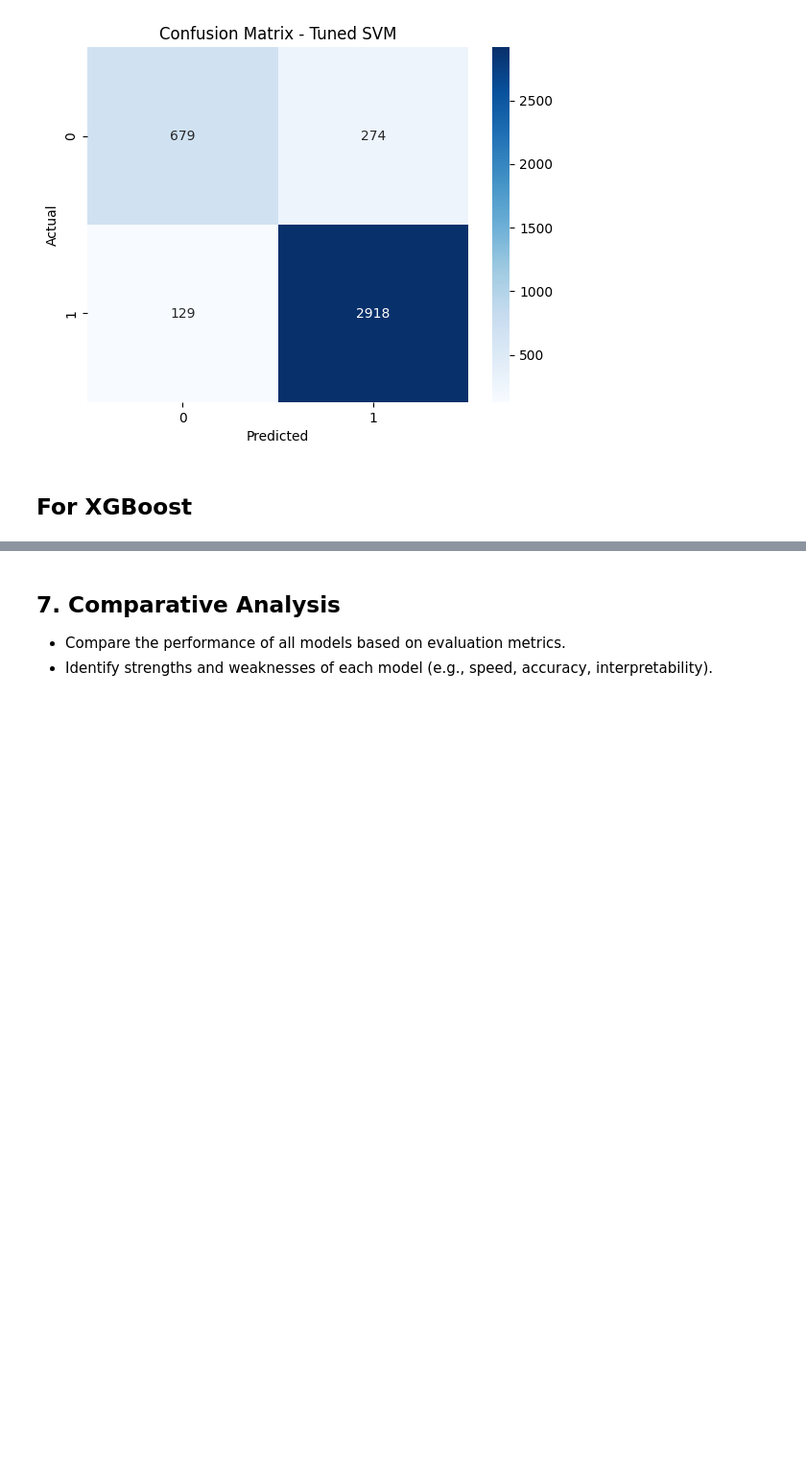
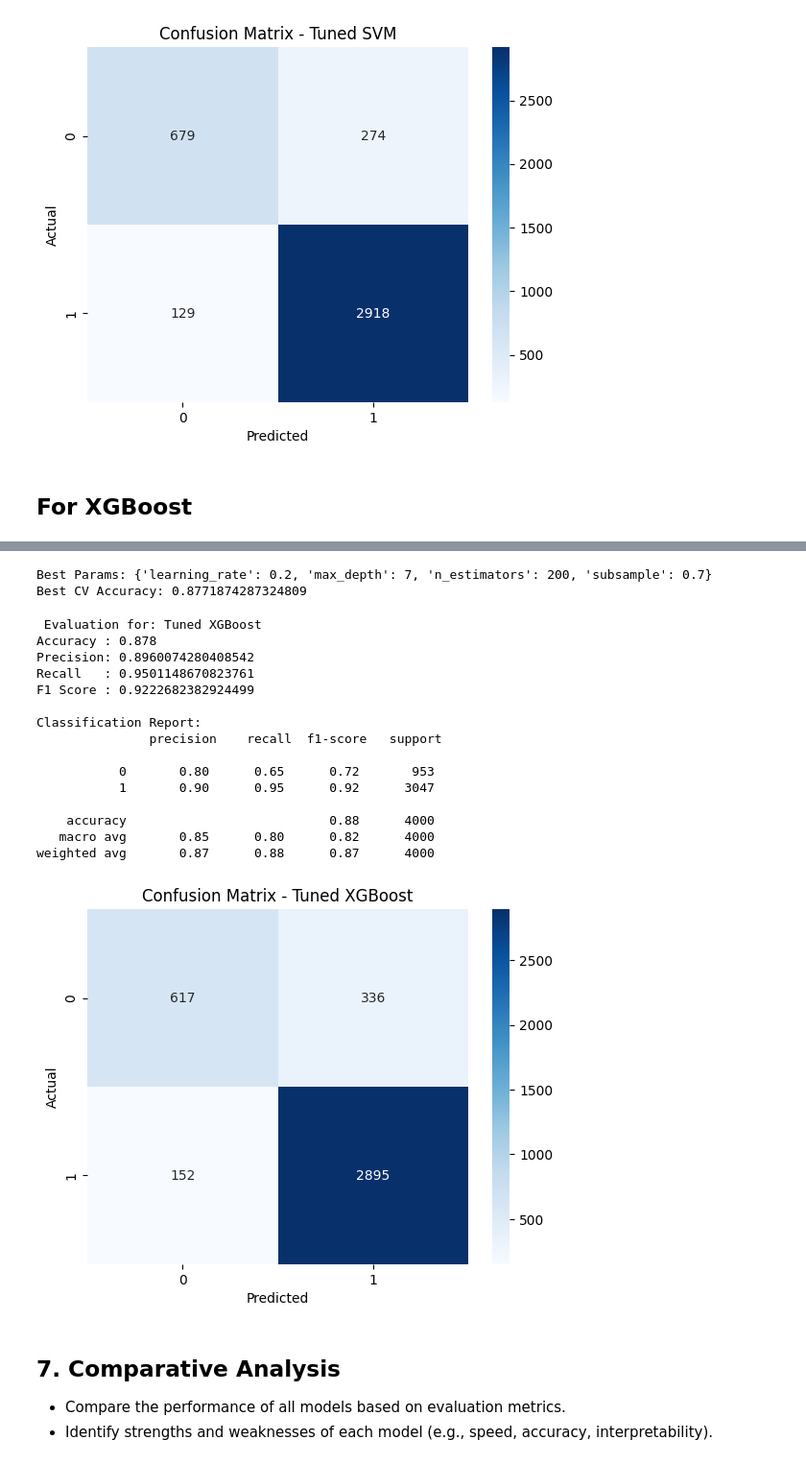
Before and after one commit to AfsanaMim9639/ML-Assignment, a Jupyter notebook: Sentiment_Analysis_on_Amazon_Product_Reviews.ipynb, the cells around one changed output, grey strips where cells are left out. Shown at 96% size. Cells and saved outputs as stored; diff of their text form; code cells hidden in the pictures; blank space fills up the shorter version.

```diff
--- a/Sentiment_Analysis_on_Amazon_Product_Reviews.ipynb
+++ b/Sentiment_Analysis_on_Amazon_Product_Reviews.ipynb
@@ -596,3 +624,30 @@ grid_xgb.fit(X_train_tfidf, y_train)
+# %%
+print("Best Params:", grid_xgb.best_params_)
+print("Best CV Accuracy:", grid_xgb.best_score_)
+# %% [output]
+Best Params: {'learning_rate': 0.2, 'max_depth': 7, 'n_estimators': 200, 'subsample': 0.7}
+Best CV Accuracy: 0.8771874287324809
+# %%
+best_xgb = grid_xgb.best_estimator_
+y_pred_best_xgb = best_xgb.predict(X_test_tfidf)
+evaluate_model(y_test, y_pred_best_xgb, "Tuned XGBoost")
+# %% [output]
+ Evaluation for: Tuned XGBoost
+Accuracy : 0.878
+Precision: 0.8960074280408542
+Recall   : 0.9501148670823761
+F1 Score : 0.9222682382924499
+
+Classification Report:
+               precision    recall  f1-score   support
+
+           0       0.80      0.65      0.72       953
+           1       0.90      0.95      0.92      3047
+
+    accuracy                           0.88      4000
+   macro avg       0.85      0.80      0.82      4000
+weighted avg       0.87      0.88      0.87      4000
+[figure, added]
 # %% [markdown]
 ## 7. Comparative Analysis
 - Compare the performance of all models based on evaluation metrics.
```
Also changed, not shown: parts of 13 cells of this notebook.
